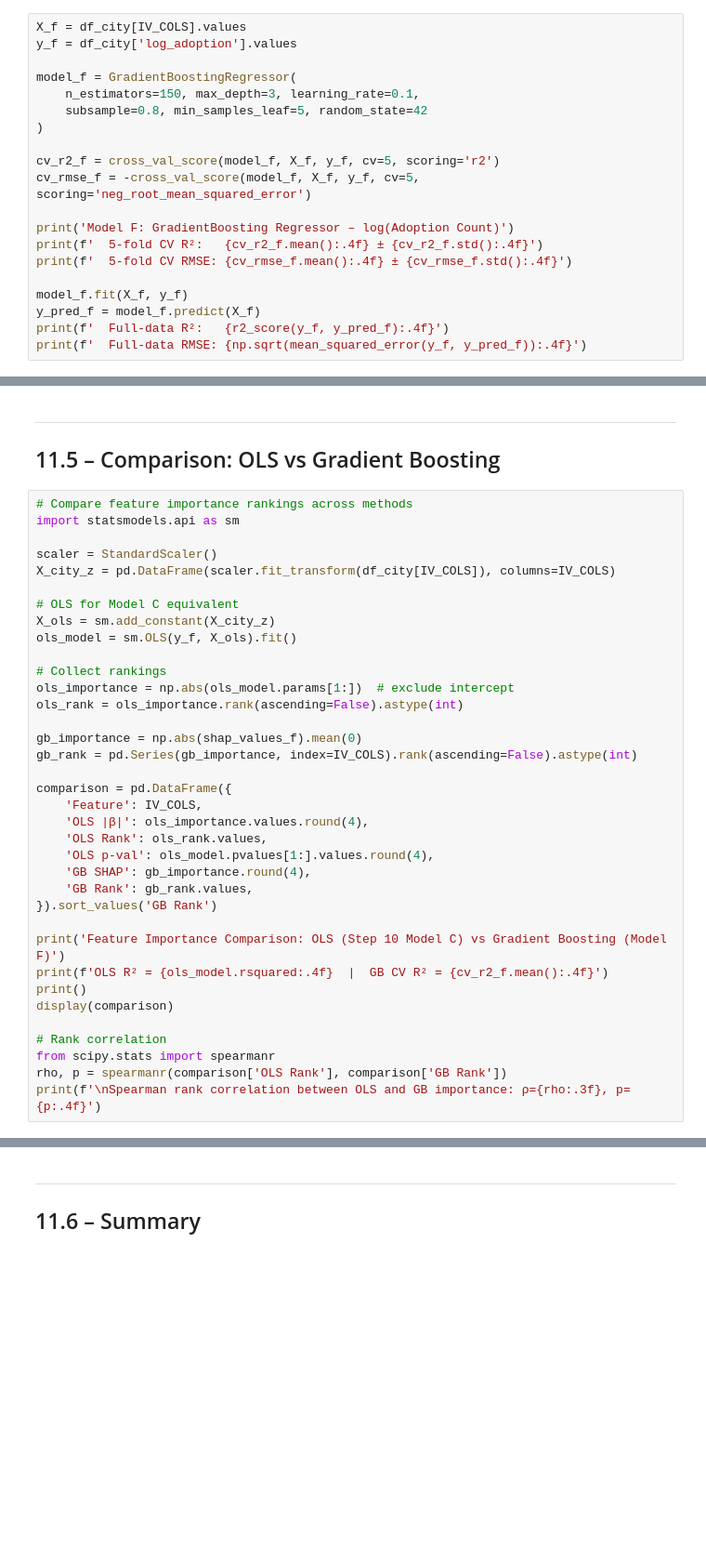
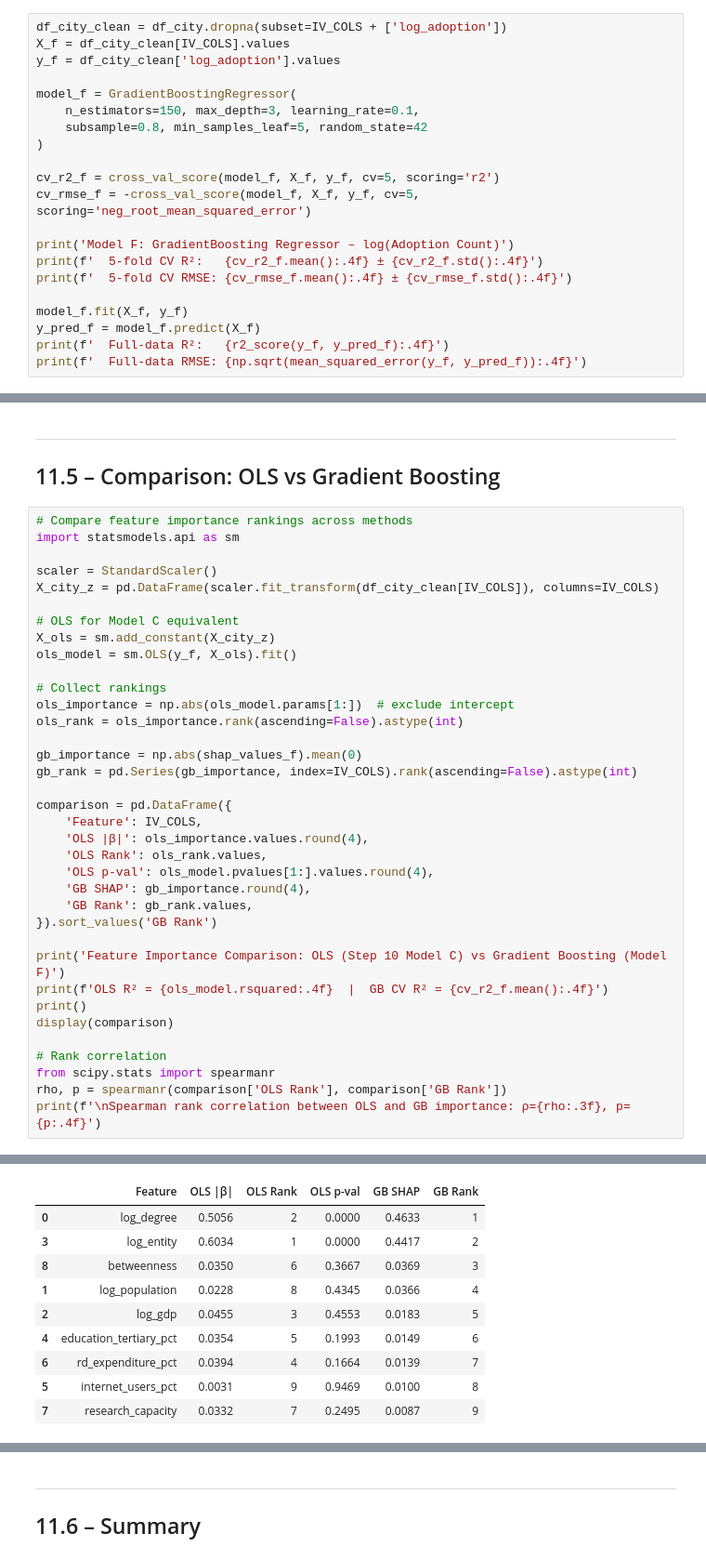
Before and after one commit to XINRUIQI/CASA0006-DSSS-Assessment, a Jupyter notebook: notebooks/step11_xgboost_shap.ipynb, the cells around one changed output, grey strips where cells are left out. Shown: that part at 93% size. Saved outputs shown, nothing was run; the diff lists cells and outputs as text; blank space fills up the shorter version.

```diff
--- a/notebooks/step11_xgboost_shap.ipynb
+++ b/notebooks/step11_xgboost_shap.ipynb
@@ -150,8 +183,9 @@ plt.show()
 ---
 ## 11.3 – Model F: GBRegressor – log(Adoption Count)
 # %%
-X_f = df_city[IV_COLS].values
-y_f = df_city['log_adoption'].values
+df_city_clean = df_city.dropna(subset=IV_COLS + ['log_adoption'])
+X_f = df_city_clean[IV_COLS].values
+y_f = df_city_clean['log_adoption'].values
 
 model_f = GradientBoostingRegressor(
     n_estimators=150, max_depth=3, learning_rate=0.1,
@@ -216,7 +260,7 @@ plt.show()
 import statsmodels.api as sm
 
 scaler = StandardScaler()
-X_city_z = pd.DataFrame(scaler.fit_transform(df_city[IV_COLS]), columns=IV_COLS)
+X_city_z = pd.DataFrame(scaler.fit_transform(df_city_clean[IV_COLS]), columns=IV_COLS)
 
 # OLS for Model C equivalent
 X_ols = sm.add_constant(X_city_z)
@@ -247,3 +291,4 @@ display(comparison)
 from scipy.stats import spearmanr
 rho, p = spearmanr(comparison['OLS Rank'], comparison['GB Rank'])
 print(f'\nSpearman rank correlation between OLS and GB importance: ρ={rho:.3f}, p={p:.4f}')
+# %% [output]
@@ -249,0 +297,10 @@ print(f'\nSpearman rank correlation between OLS and GB importance: ρ={rho:.3f},
+|  | Feature | OLS |β| | OLS Rank | OLS p-val | GB SHAP | GB Rank |
+| 0 | log_degree | 0.5056 | 2 | 0.0000 | 0.4633 | 1 |
+| 3 | log_entity | 0.6034 | 1 | 0.0000 | 0.4417 | 2 |
+| 8 | betweenness | 0.0350 | 6 | 0.3667 | 0.0369 | 3 |
+| 1 | log_population | 0.0228 | 8 | 0.4345 | 0.0366 | 4 |
+| 2 | log_gdp | 0.0455 | 3 | 0.4553 | 0.0183 | 5 |
+| 4 | education_tertiary_pct | 0.0354 | 5 | 0.1993 | 0.0149 | 6 |
+| 6 | rd_expenditure_pct | 0.0394 | 4 | 0.1664 | 0.0139 | 7 |
+| 5 | internet_users_pct | 0.0031 | 9 | 0.9469 | 0.0100 | 8 |
+| 7 | research_capacity | 0.0332 | 7 | 0.2495 | 0.0087 | 9 |
```
Also changed, not shown: parts of 12 cells of this notebook, 27 other files.
